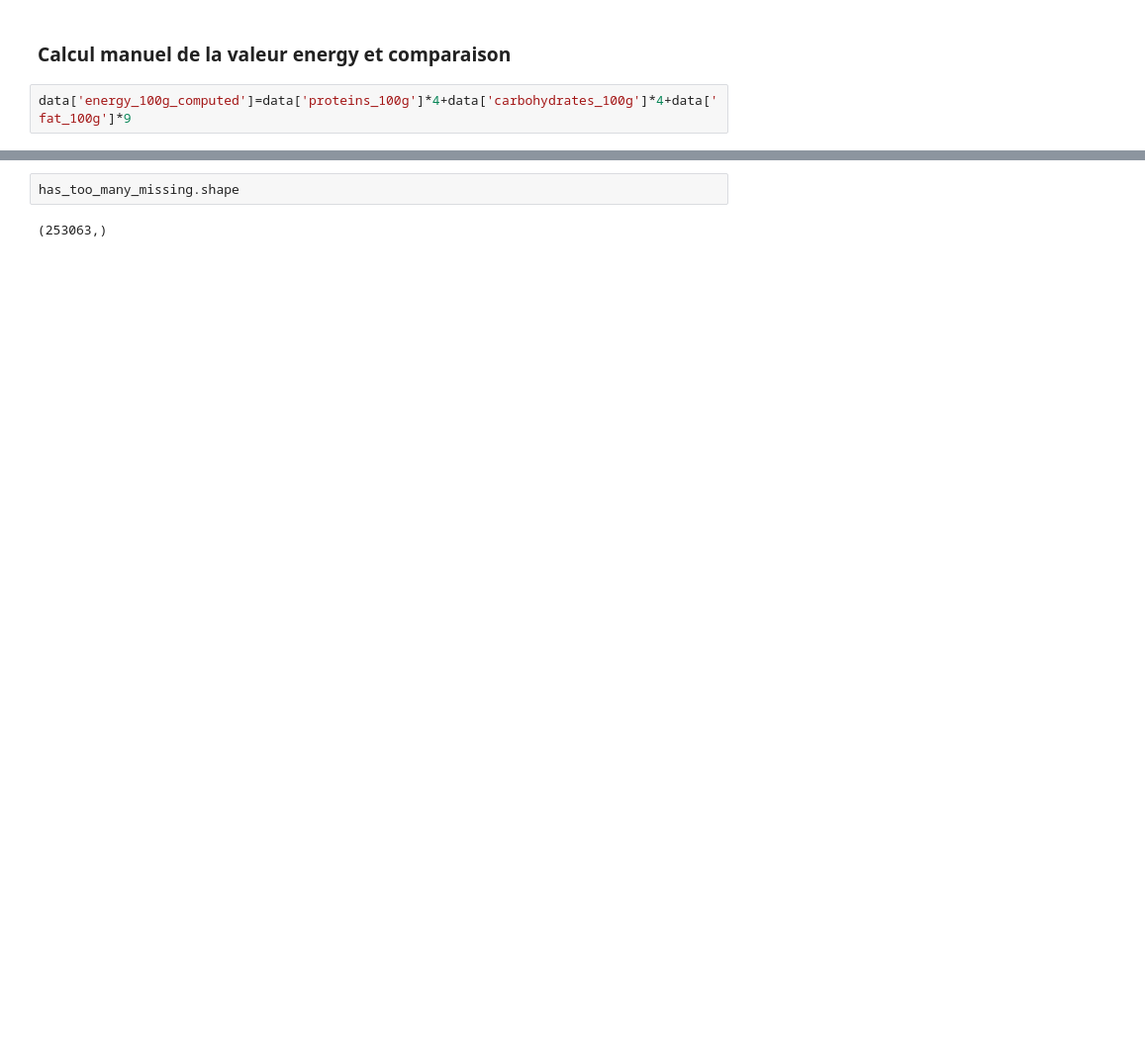
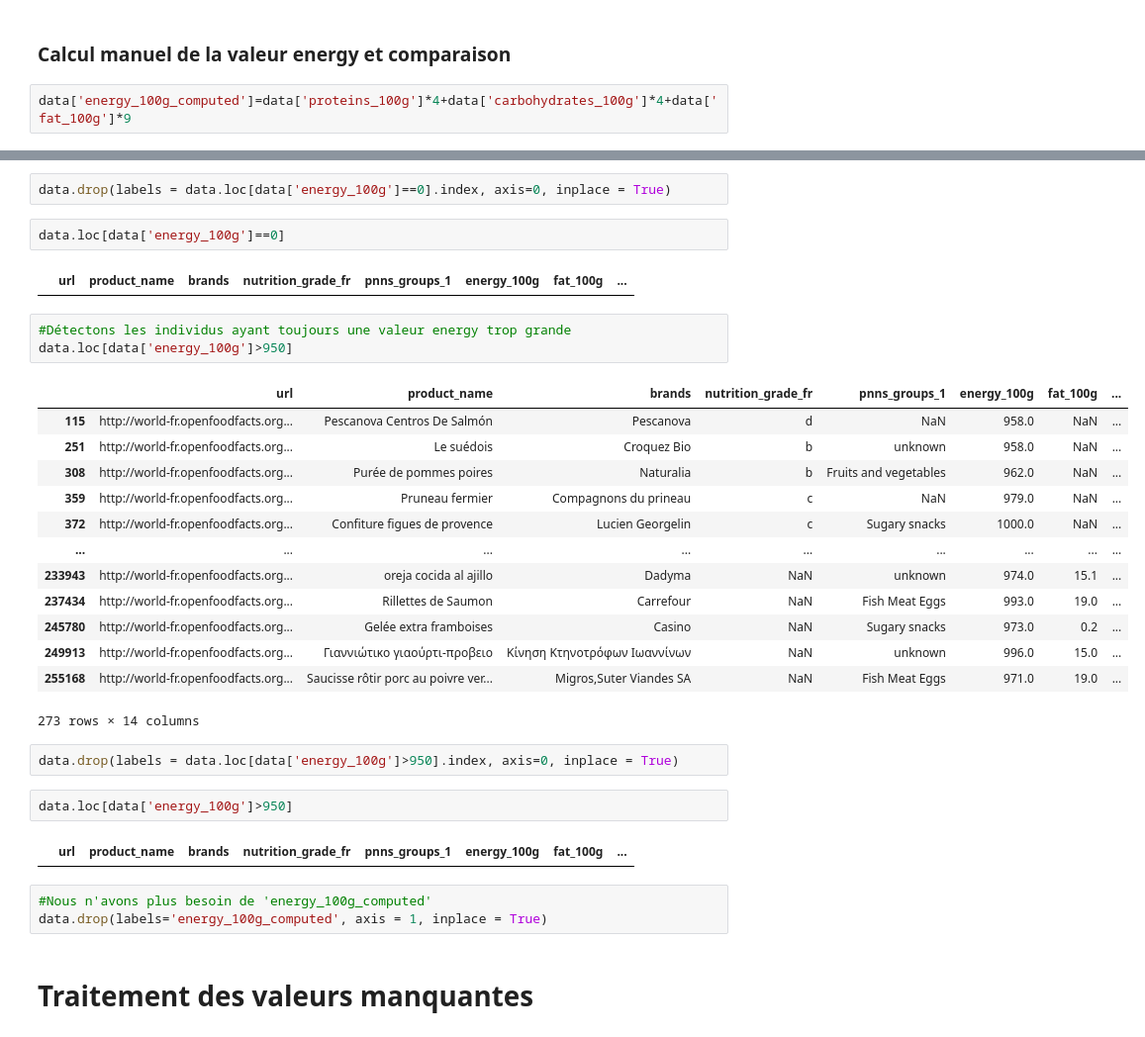
Before and after one commit to ThomasMeb/App_Sante_Publique_France, a Jupyter notebook: Clean.ipynb, the cells around one changed output, grey strips where cells are left out. Shown: that part at 99% size. Saved outputs shown, nothing was run; the diff lists cells and outputs as text; blank space fills up the shorter version.

```diff
--- a/Clean.ipynb
+++ b/Clean.ipynb
@@ -322,4 +333,34 @@ filtered_data = data[~has_too_many_missing]
 # %%
-has_too_many_missing.shape
+data.drop(labels = data.loc[data['energy_100g']==0].index, axis=0, inplace = True)
-# %% [output]
-(253063,)
+# %%
+data.loc[data['energy_100g']==0]
+# %% [output]
+|  | url | product_name | brands | nutrition_grade_fr | pnns_groups_1 | energy_100g | fat_100g | ... |
+# %%
+#Détectons les individus ayant toujours une valeur energy trop grande
+data.loc[data['energy_100g']>950]
+# %% [output]
+|  | url | product_name | brands | nutrition_grade_fr | pnns_groups_1 | energy_100g | fat_100g | ... |
+| 115 | http://world-fr.openfoodfacts.org... | Pescanova Centros De Salmón | Pescanova | d | NaN | 958.0 | NaN | ... |
+| 251 | http://world-fr.openfoodfacts.org... | Le suédois | Croquez Bio | b | unknown | 958.0 | NaN | ... |
+| 308 | http://world-fr.openfoodfacts.org... | Purée de pommes poires | Naturalia | b | Fruits and vegetables | 962.0 | NaN | ... |
+| 359 | http://world-fr.openfoodfacts.org... | Pruneau fermier | Compagnons du prineau | c | NaN | 979.0 | NaN | ... |
+| 372 | http://world-fr.openfoodfacts.org... | Confiture figues de provence | Lucien Georgelin | c | Sugary snacks | 1000.0 | NaN | ... |
+| ... | ... | ... | ... | ... | ... | ... | ... | ... |
+| 233943 | http://world-fr.openfoodfacts.org... | oreja cocida al ajillo | Dadyma | NaN | unknown | 974.0 | 15.1 | ... |
+| 237434 | http://world-fr.openfoodfacts.org... | Rillettes de Saumon | Carrefour | NaN | Fish Meat Eggs | 993.0 | 19.0 | ... |
+| 245780 | http://world-fr.openfoodfacts.org... | Gelée extra framboises | Casino | NaN | Sugary snacks | 973.0 | 0.2 | ... |
+| 249913 | http://world-fr.openfoodfacts.org... | Γιαννιώτικο γιαούρτι-προβειο | Κίνηση Κτηνοτρόφων Ιωαννίνων | NaN | unknown | 996.0 | 15.0 | ... |
+| 255168 | http://world-fr.openfoodfacts.org... | Saucisse rôtir porc au poivre ver... | Migros,Suter Viandes SA | NaN | Fish Meat Eggs | 971.0 | 19.0 | ... |
+273 rows × 14 columns
+# %%
+data.drop(labels = data.loc[data['energy_100g']>950].index, axis=0, inplace = True)
+# %%
+data.loc[data['energy_100g']>950]
+# %% [output]
+|  | url | product_name | brands | nutrition_grade_fr | pnns_groups_1 | energy_100g | fat_100g | ... |
+# %%
+#Nous n'avons plus besoin de 'energy_100g_computed'
+data.drop(labels='energy_100g_computed', axis = 1, inplace = True)
+# %% [markdown]
+# Traitement des valeurs manquantes
```
Also changed, not shown: parts of 61 cells of this notebook.
